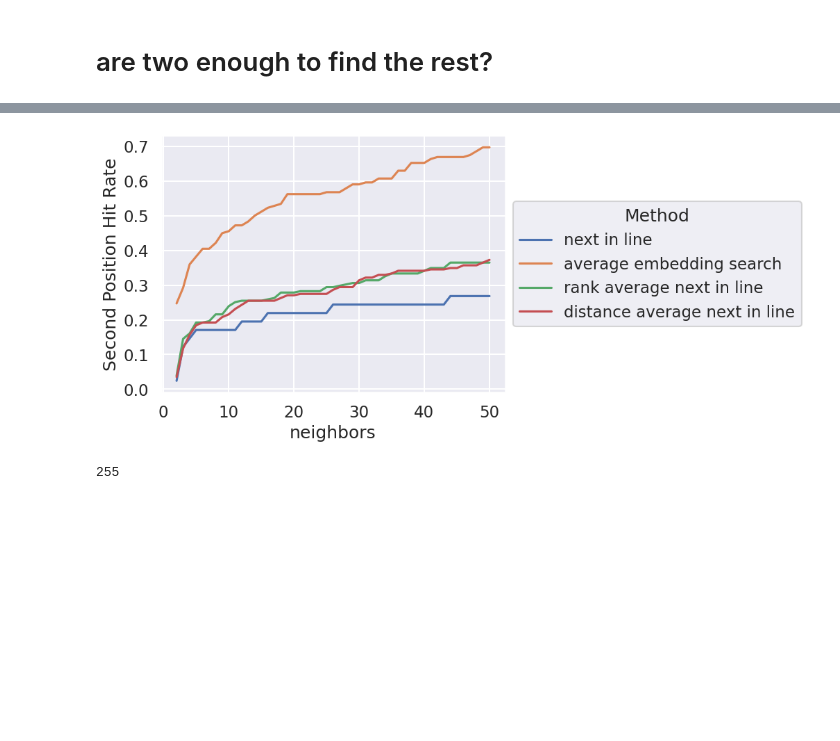
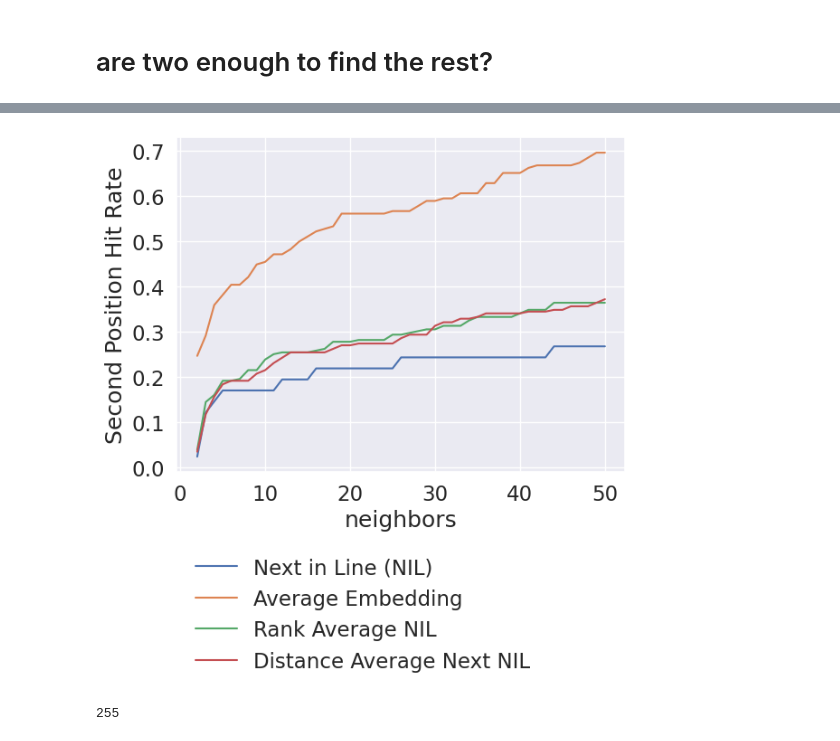
Before and after one commit to smautner/pig, a Jupyter notebook: yoda/scripts/eval_4k.ipynb, the cells around one changed output, grey strips where cells are left out. Saved outputs shown, nothing was run; the diff lists cells and outputs as text; code cells hidden in the pictures; blank space fills up the shorter version.

Commit message:
beaitify some plots

```diff
--- a/yoda/scripts/eval_4k.ipynb
+++ b/yoda/scripts/eval_4k.ipynb
@@ -153,9 +179,11 @@ sum(np.array(list(z.values())) != 2)
 57
 # %% [markdown]
 # are two enough to find the rest?
+# %%
+needledf = needle.needle3data(matrix, l)
 # %%
+%%time
 
-
-ax = needle.plotNeedle(matrix, l)
+ax= needle.plotNeedle3(needledf)
 ax.get_figure().savefig(figpath + '4k_third.png', bbox_inches='tight')
 # %% [output]
@@ -162,4 +192,4 @@ ax.get_figure().savefig(figpath + '4k_third.png', bbox_inches='tight')
-[figure, old version]
+[figure, new version]
 # %%
 sum(needle.threeinstances(l).values())
 # %% [output]
```
Also changed, not shown: parts of 10 cells of this notebook, 3 other files.
